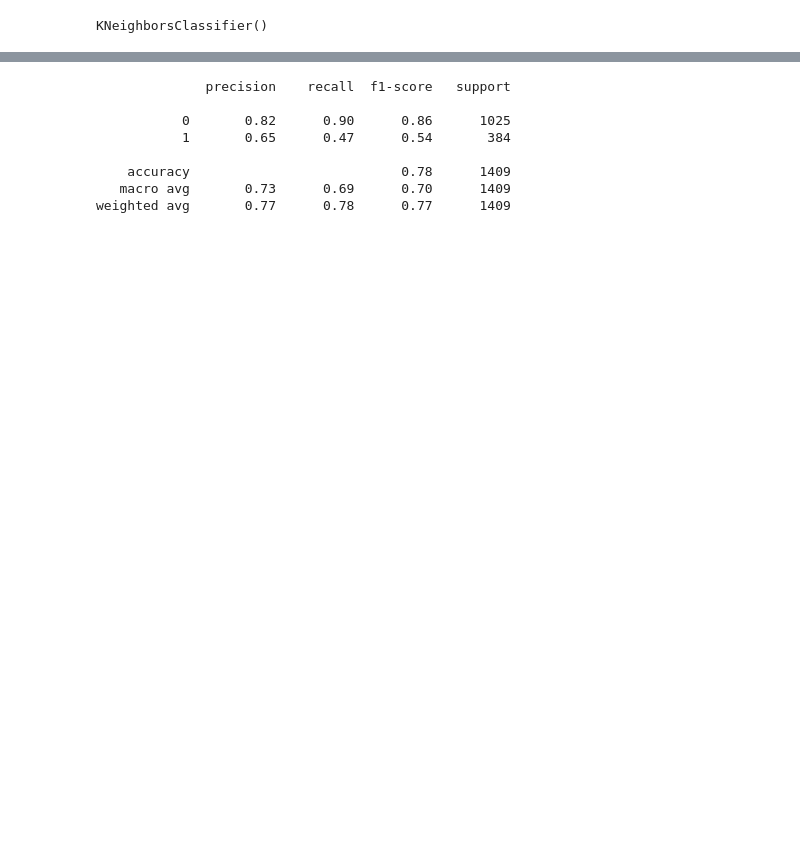
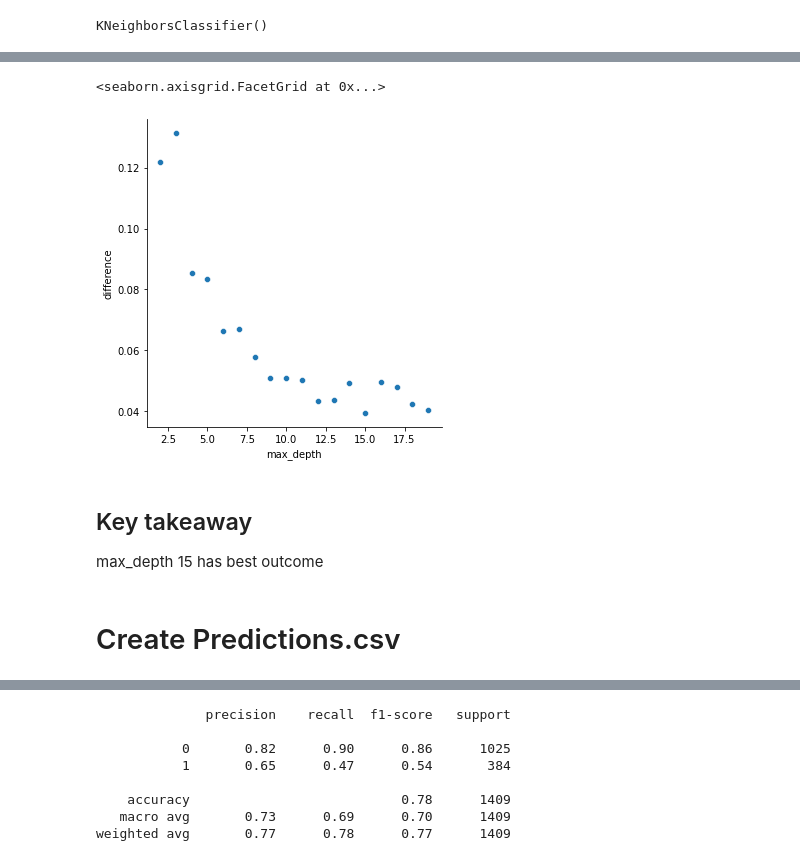
Before and after one commit to QinzhiChen/Classification-Project, a Jupyter notebook: Final_Report.ipynb, the cells around one changed output, grey strips where cells are left out. Cells and saved outputs as stored; diff of their text form; code cells hidden in the pictures; blank space fills up the shorter version.

```diff
--- a/Final_Report.ipynb
+++ b/Final_Report.ipynb
@@ -635,0 +681,16 @@ Accuracy of KNN classifier on training set: 0.84
+# %%
+model=[]
+for num in range (2,20):
+    knn = KNeighborsClassifier(n_neighbors=num, weights='uniform')
+    knn=knn.fit(telco_x_train, telco_y_train)
+    train_accuracy=knn.score(telco_x_train,telco_y_train)
+    validate_accuracy=knn.score(telco_x_validate,telco_y_validate)
+    result = {
+        "max_depth": num,
+        "train_accuracy": train_accuracy,
+        "validate_accuracy": validate_accuracy,
+    }
+    model.append(result)
+test_validate = pd.DataFrame(model)
+test_validate["difference"] = test_validate.train_accuracy - test_validate.validate_accuracy
+test_validate
@@ -636 +715,11 @@ Accuracy of KNN classifier on training set: 0.84
+# %%
+sns.relplot(x='max_depth',y='difference',data=test_validate)
+# %% [output]
+<seaborn.axisgrid.FacetGrid at 0x...>
+[figure, added]
+# %% [markdown]
+##  Key takeaway
+max_depth 15 has best outcome
+# %% [markdown]
+# Create Predictions.csv
 # %%
```
Also changed, not shown: parts of 48 cells of this notebook, 1 other file.
